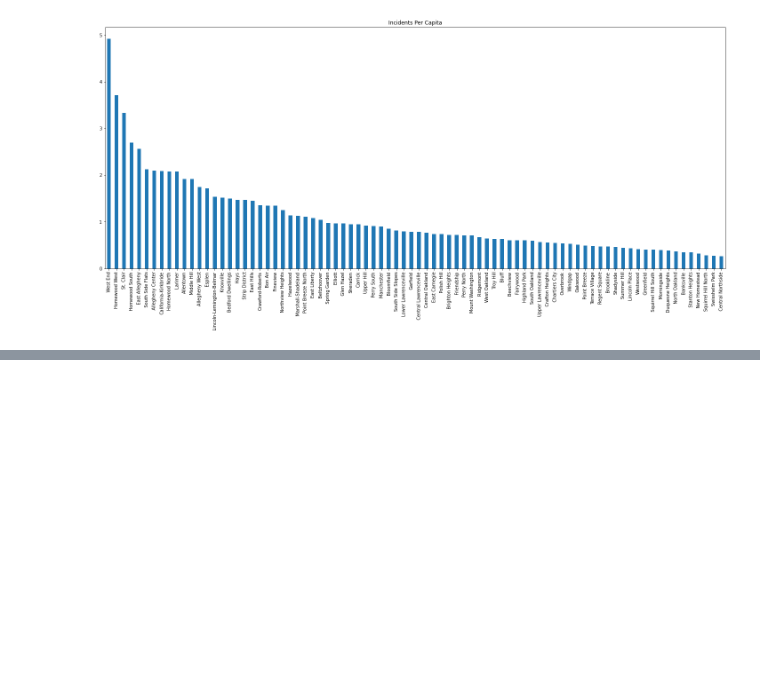
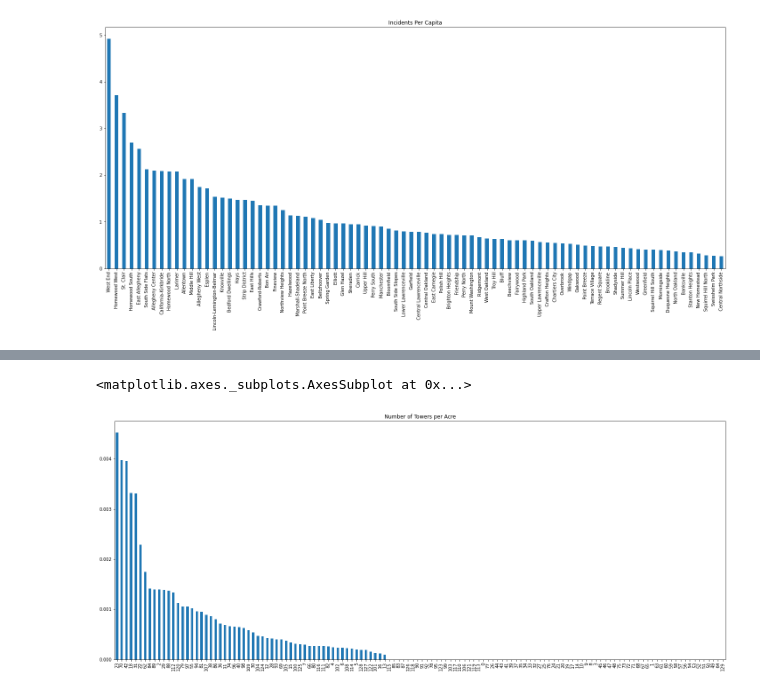
Before and after one commit to carolinescalf/final-project, a Jupyter notebook: Final Notebook.ipynb, the cells around one changed output, grey strips where cells are left out. Saved outputs shown, nothing was run; the diff lists cells and outputs as text; code cells hidden in the pictures; blank space fills up the shorter version.

Commit message:
add cell toweres to final notebook

```diff
--- a/Final Notebook.ipynb
+++ b/Final Notebook.ipynb
@@ -92,0 +101,6 @@ incidents_per_capita.sort_values('Incidents Per Capita', ascending=False)['Incid
+# %%
+import pandas as pd
+
+towers = pd.read_csv("cell_towers.csv")
+towers = towers["MUNICODE"].value_counts()
+towers.head()
@@ -92,0 +116,3 @@ incidents_per_capita.sort_values('Incidents Per Capita', ascending=False)['Incid
+# %%
+municipalities = pd.read_csv("municipalities.csv")[["NAME", "MUNICODE", "ACRES"]]
+municipalities.head()
@@ -92,0 +128,3 @@ incidents_per_capita.sort_values('Incidents Per Capita', ascending=False)['Incid
+# %%
+municipalities["N_TOWERS"] = municipalities.MUNICODE.apply(lambda x: towers[x] if x in towers else 0)
+municipalities.sort_values('N_TOWERS', ascending=False).head()
@@ -92,0 +138,3 @@ incidents_per_capita.sort_values('Incidents Per Capita', ascending=False)['Incid
+# %%
+municipalities["DENSITY"] = municipalities.N_TOWERS/municipalities.ACRES
+municipalities.sort_values('DENSITY', ascending=False).head()
@@ -92,0 +148,5 @@ incidents_per_capita.sort_values('Incidents Per Capita', ascending=False)['Incid
+# %%
+municipalities.sort_values('DENSITY', ascending=False)['DENSITY'].plot.bar(title='Number of Towers per Acre', figsize=(25,10))
+# %% [output]
+<matplotlib.axes._subplots.AxesSubplot at 0x...>
+[figure, added]
```
Also changed, not shown: parts of 7 cells of this notebook, 2 other files.
